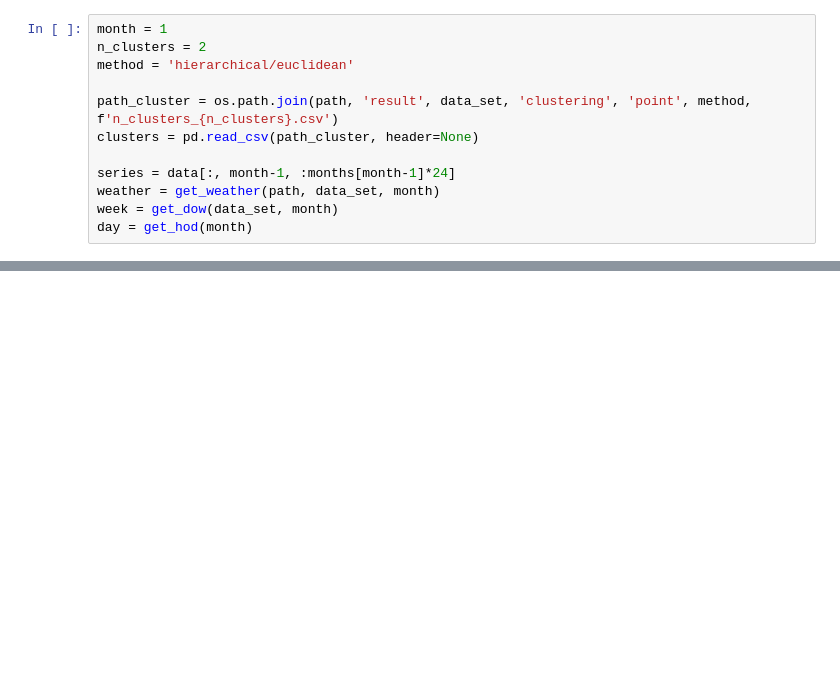
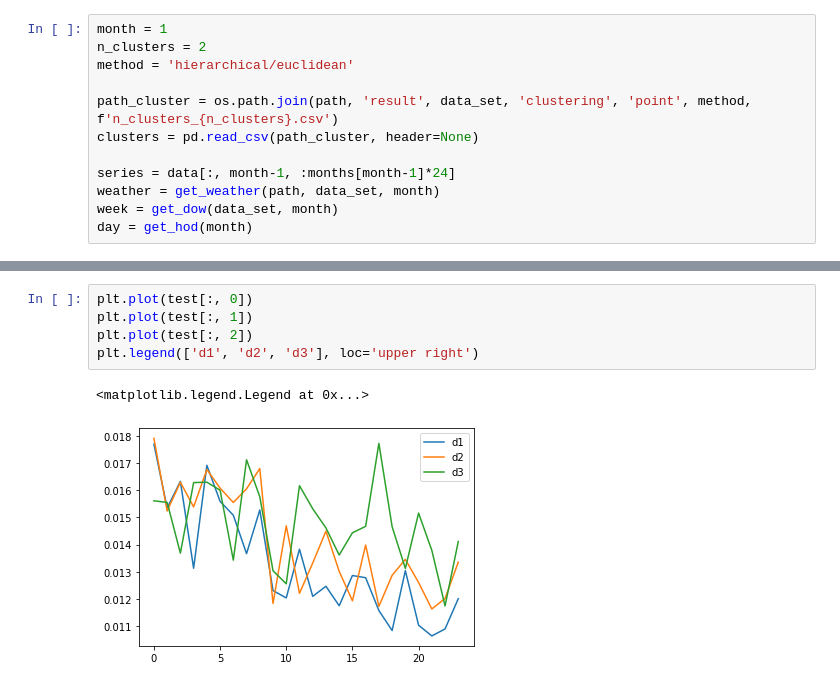
Before and after one commit to kaishxu/ProbabilisticLoadForecasting, a Jupyter notebook: forecasting/probabilistic/demo_qrnn.ipynb, the cells around one changed output, grey strips where cells are left out. Drawn from its saved outputs; the diff is of its cells as text; blank space fills up the shorter version.

```diff
--- a/forecasting/probabilistic/demo_qrnn.ipynb
+++ b/forecasting/probabilistic/demo_qrnn.ipynb
@@ -96,0 +115,8 @@ for i in range(1, n_clusters):
+# %%
+plt.plot(test[:, 0])
+plt.plot(test[:, 1])
+plt.plot(test[:, 2])
+plt.legend(['d1', 'd2', 'd3'], loc='upper right')
+# %% [output]
+<matplotlib.legend.Legend at 0x...>
+[figure, added]
```
Also changed, not shown: parts of 6 cells of this notebook, 3 other files.
